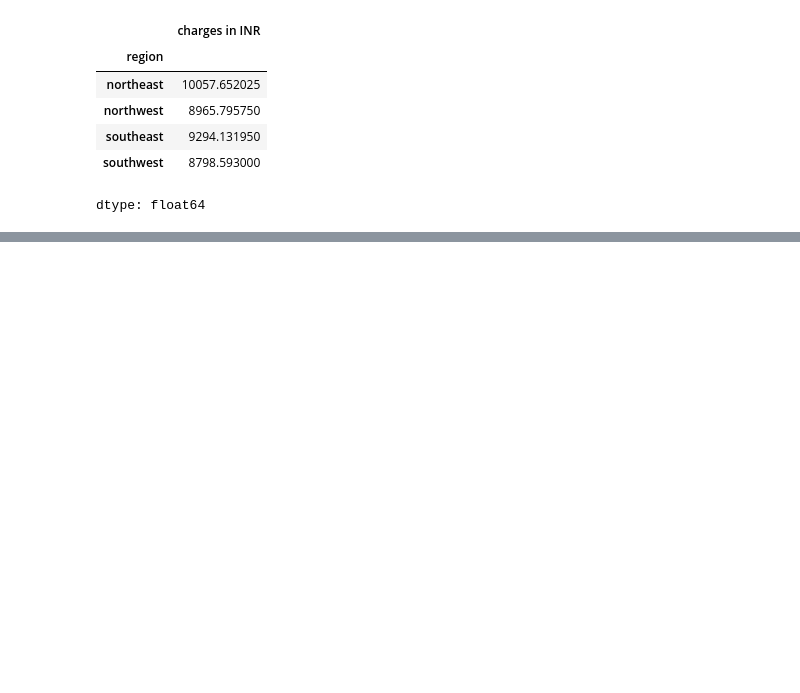
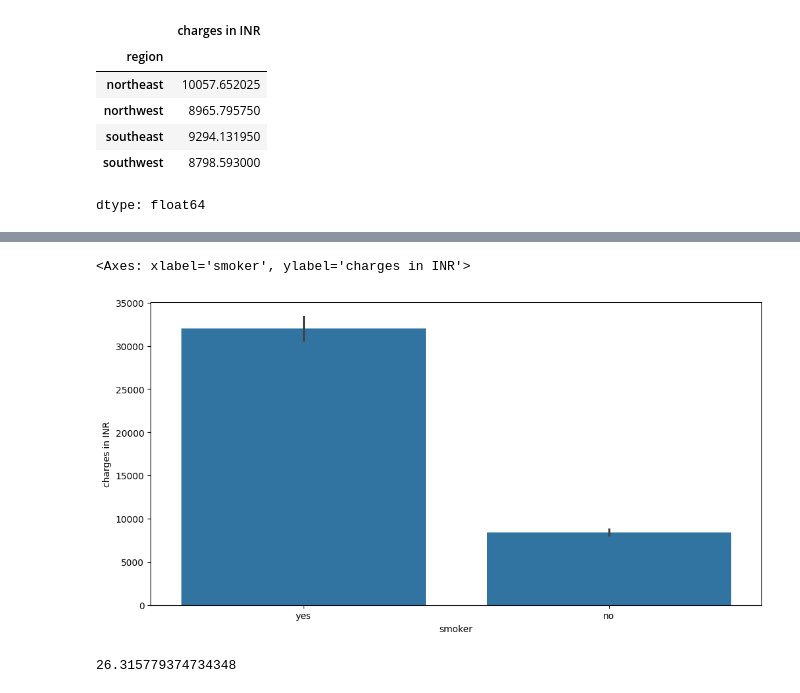
Before and after one commit to ShravanJadhav/Medibuddy_Analysis, a Jupyter notebook: Medibuddy_Insurance_Analysis.ipynb, the cells around one changed output, grey strips where cells are left out. Saved outputs shown, nothing was run; the diff lists cells and outputs as text; code cells hidden in the pictures; blank space fills up the shorter version.

```diff
--- a/Medibuddy_Insurance_Analysis.ipynb
+++ b/Medibuddy_Insurance_Analysis.ipynb
@@ -149,0 +241,10 @@ dtype: float64
+# %%
+matplotlib.rcParams['figure.figsize']=(12,6)
+sns.barplot(x='smoker',y='charges in INR', data=mainData)
+# %% [output]
+<Axes: xlabel='smoker', ylabel='charges in INR'>
+[figure, added]
+# %%
+100-((32050.231832- 8434.268298)/32050.231832)*100
+# %% [output]
+26.315779374734348
```
Also changed, not shown: parts of 21 cells of this notebook.
